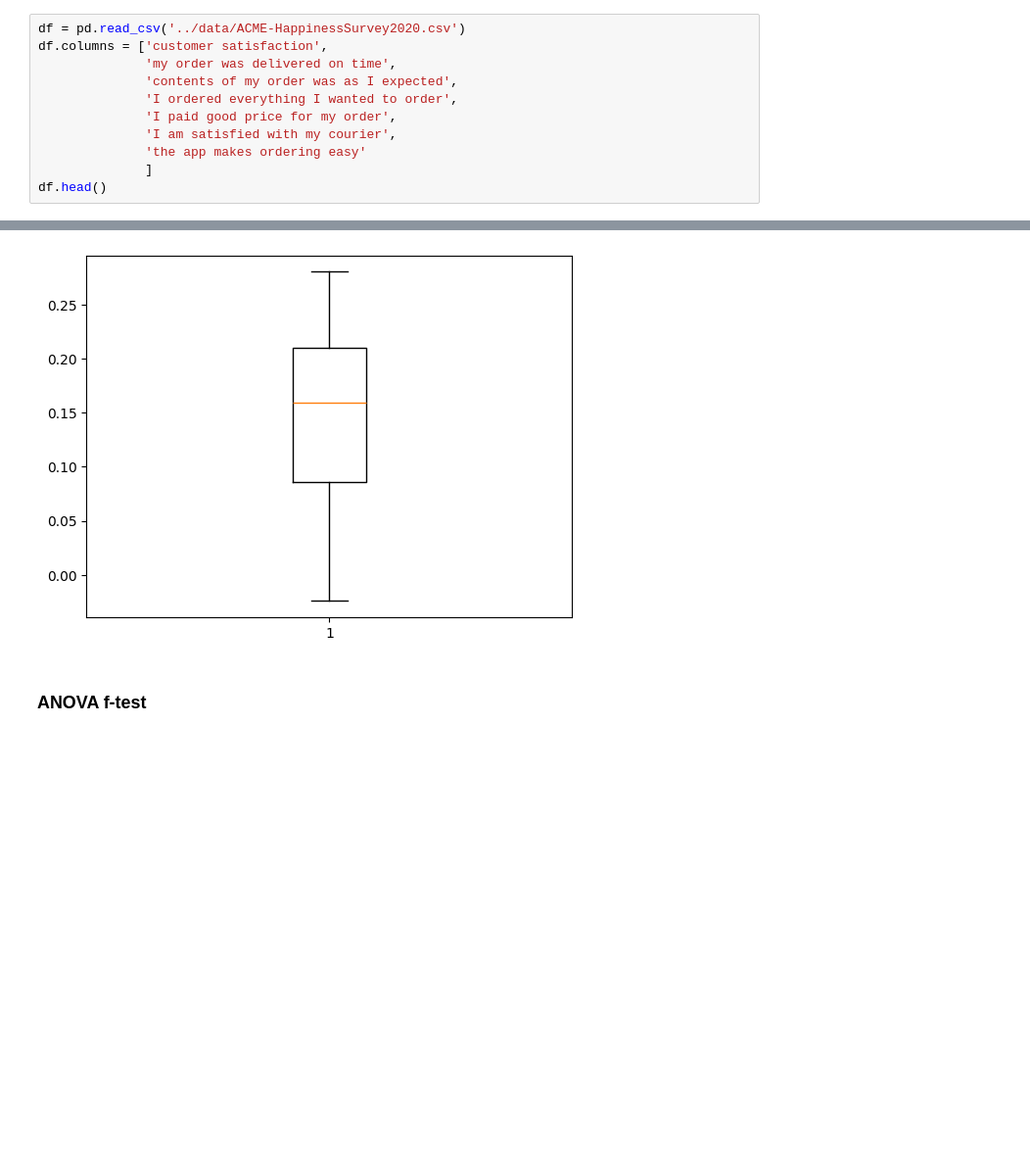
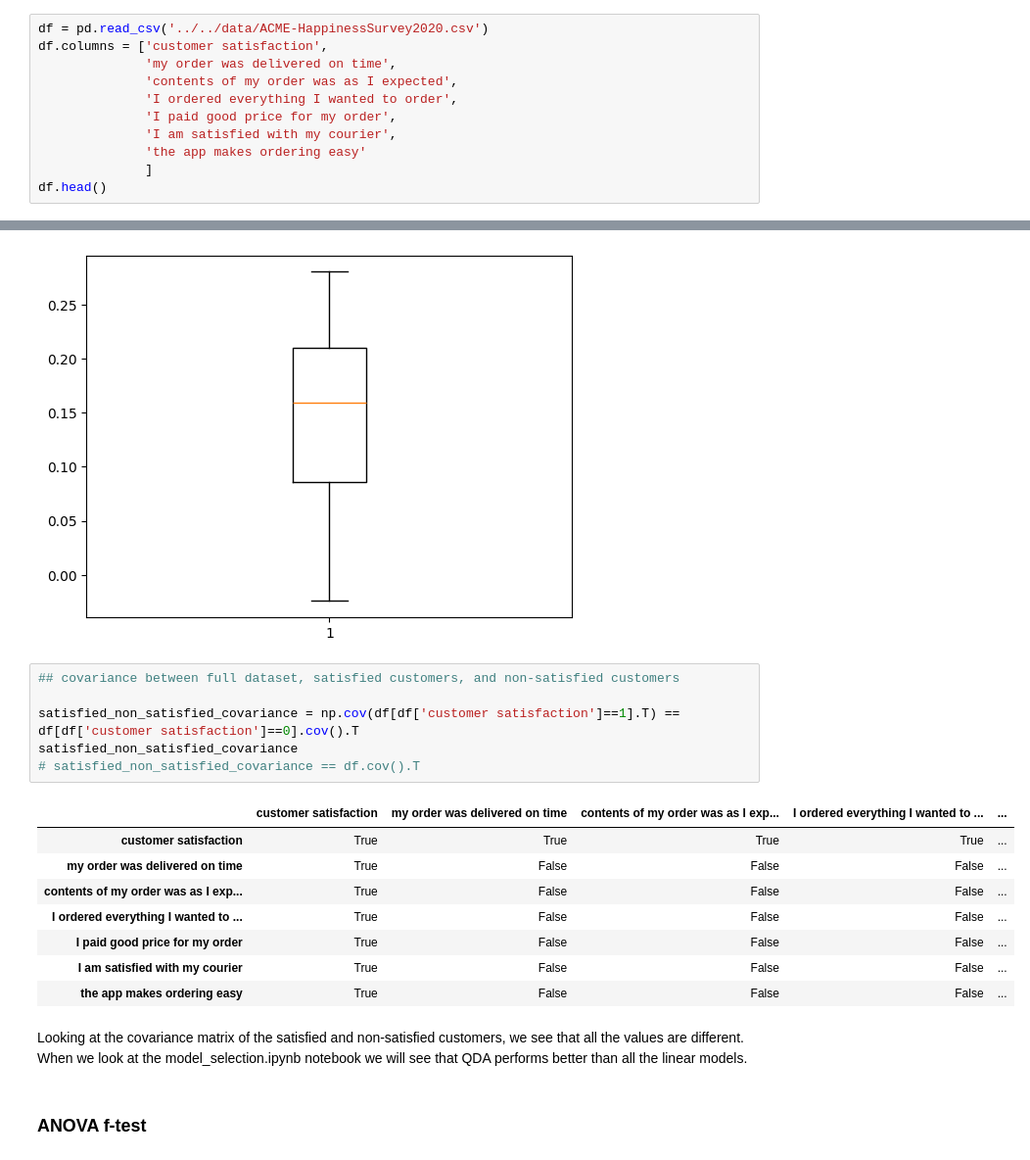
Before and after one commit to SmittyB00p/yAwe0UFmtLBhlMeG, a Jupyter notebook: Notebooks/EDA/eda.ipynb, the cells around one changed output, grey strips where cells are left out. Shown at 98% size. Cells and saved outputs as stored; diff of their text form; blank space fills up the shorter version.

```diff
--- a/Notebooks/EDA/eda.ipynb
+++ b/Notebooks/EDA/eda.ipynb
@@ -21,7 +21,7 @@ import seaborn as sns
 import warnings
 warnings.filterwarnings(action='ignore')
 # %%
-df = pd.read_csv('../data/ACME-HappinessSurvey2020.csv')
+df = pd.read_csv('../../data/ACME-HappinessSurvey2020.csv')
 df.columns = ['customer satisfaction',
               'my order was delivered on time',
               'contents of my order was as I expected',
@@ -224,6 +222,23 @@ I am satisfied with my courier            0.224522
 the app makes ordering easy               0.167669
 Name: customer satisfaction, dtype: float64
 [figure]
+# %%
+## covariance between full dataset, satisfied customers, and non-satisfied customers
+
+satisfied_non_satisfied_covariance = np.cov(df[df['customer satisfaction']==1].T) == df[df['customer satisfaction']==0].cov().T
+satisfied_non_satisfied_covariance
+# satisfied_non_satisfied_covariance == df.cov().T
+# %% [output]
+|  | customer satisfaction | my order was delivered on time | contents of my order was as I exp... | I ordered everything I wanted to ... | ... |
+| customer satisfaction | True | True | True | True | ... |
+| my order was delivered on time | True | False | False | False | ... |
+| contents of my order was as I exp... | True | False | False | False | ... |
+| I ordered everything I wanted to ... | True | False | False | False | ... |
+| I paid good price for my order | True | False | False | False | ... |
+| I am satisfied with my courier | True | False | False | False | ... |
+| the app makes ordering easy | True | False | False | False | ... |
+# %% [markdown]
+Looking at the covariance matrix of the satisfied and non-satisfied customers, we see that all the values are different. When we look at the model_selection.ipynb notebook we will see that QDA performs better than all the linear models.
 # %% [markdown]
 ### ANOVA f-test
 # %%
```
Also changed, not shown: parts of 1 cell of this notebook, 7 other files.
